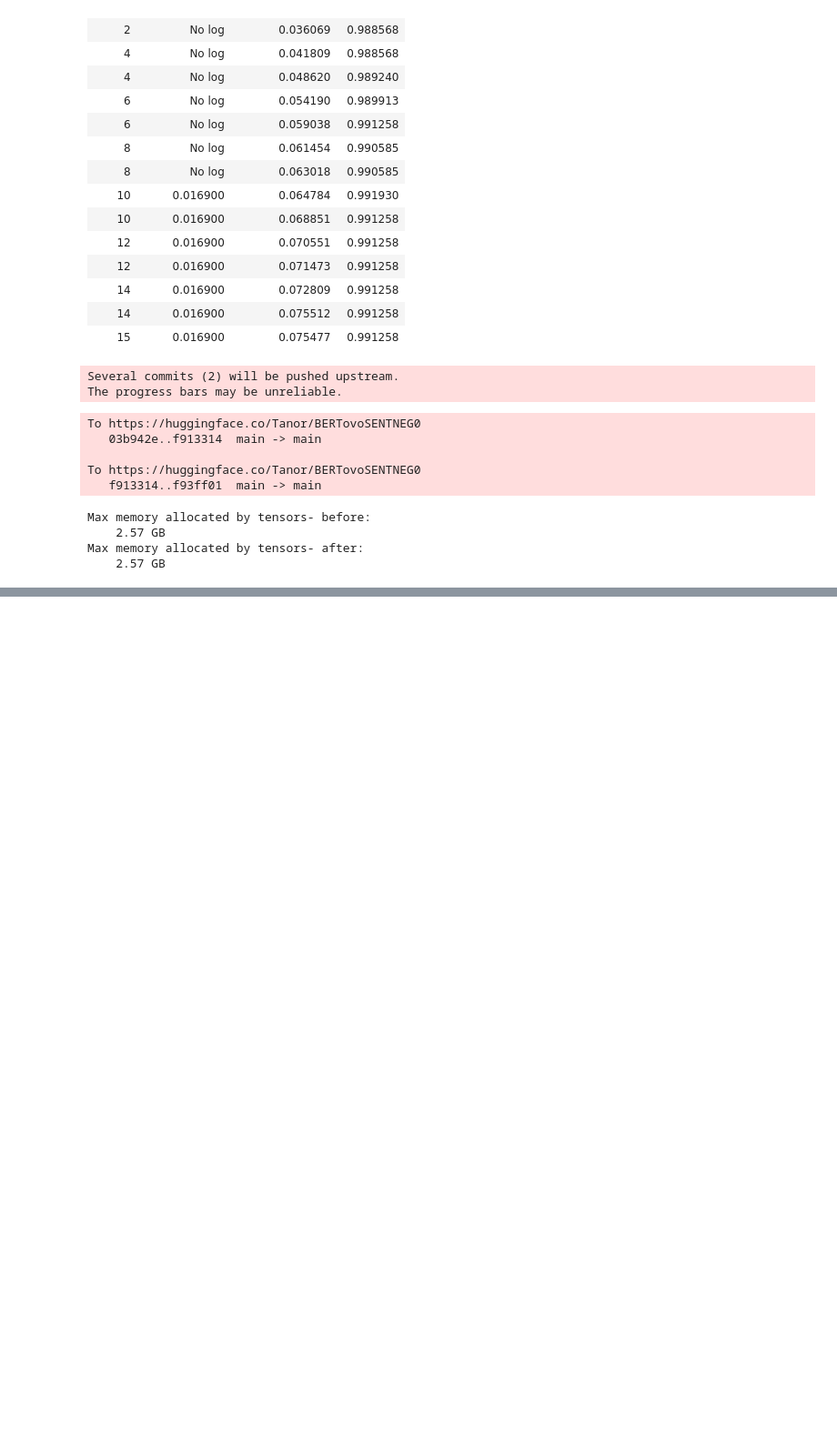
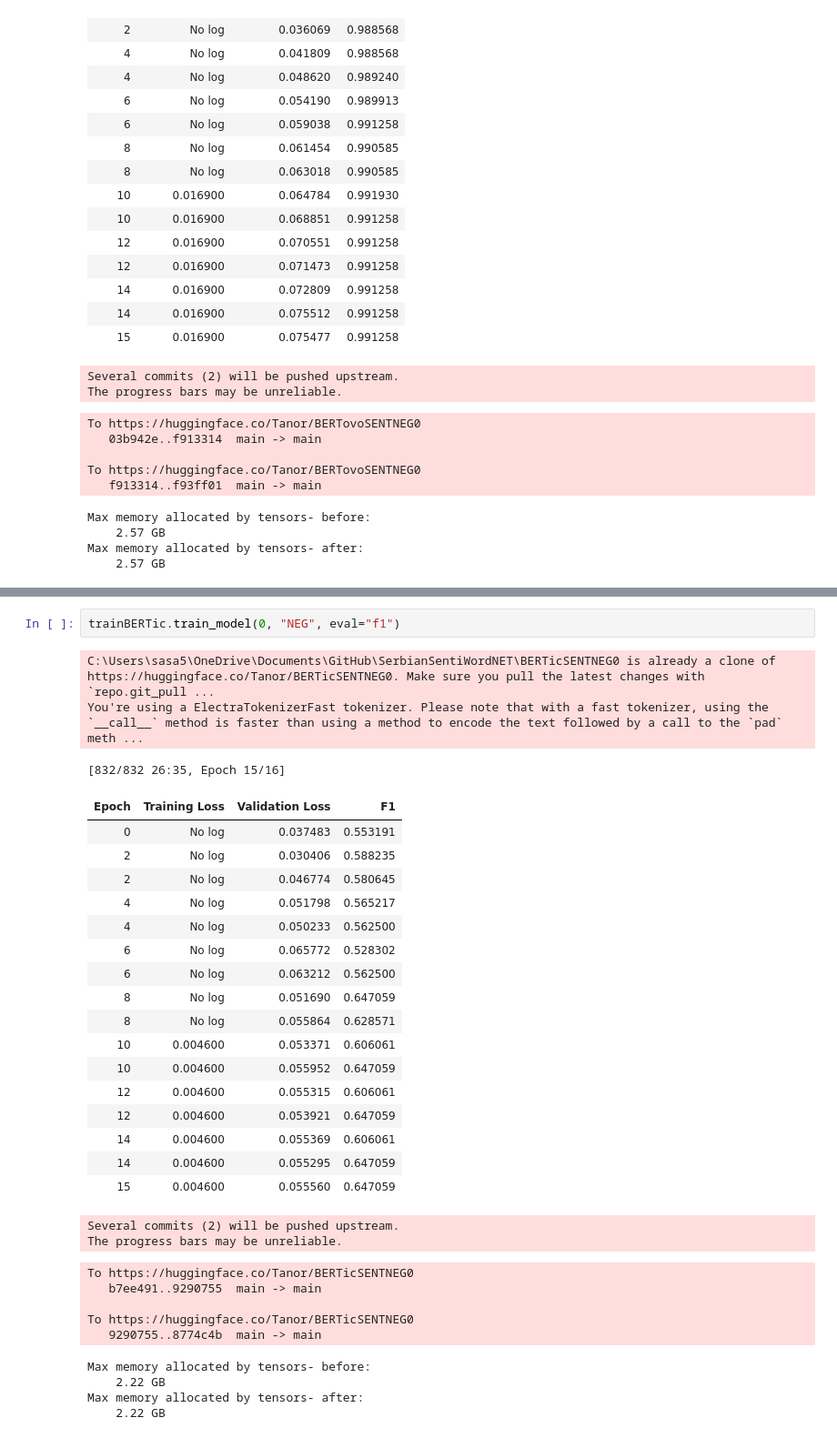
Before and after one commit to Petlinkar/SerbianSentiWordNET, a Jupyter notebook: Training run for BERT.ipynb, the cells around one changed output, grey strips where cells are left out. Shown at 91% size. Saved outputs shown, nothing was run; the diff lists cells and outputs as text; blank space fills up the shorter version.

```diff
--- a/Training run for BERT.ipynb
+++ b/Training run for BERT.ipynb
@@ -166,0 +289,34 @@ trainBERTic.test_model(0, "NEG")
+# %%
+trainBERTic.train_model(0, "NEG", eval="f1")
+# %% [output]
+C:\Users\sasa5\OneDrive\Documents\GitHub\SerbianSentiWordNET\BERTicSENTNEG0 is already a clone of https://huggingface.co/Tanor/BERTicSENTNEG0. Make sure you pull the latest changes with `repo.git_pull ...
+You're using a ElectraTokenizerFast tokenizer. Please note that with a fast tokenizer, using the `__call__` method is faster than using a method to encode the text followed by a call to the `pad` meth ...
+[832/832 26:35, Epoch 15/16]
+| Epoch | Training Loss | Validation Loss | F1 |
+| 0 | No log | 0.037483 | 0.553191 |
+| 2 | No log | 0.030406 | 0.588235 |
+| 2 | No log | 0.046774 | 0.580645 |
+| 4 | No log | 0.051798 | 0.565217 |
+| 4 | No log | 0.050233 | 0.562500 |
+| 6 | No log | 0.065772 | 0.528302 |
+| 6 | No log | 0.063212 | 0.562500 |
+| 8 | No log | 0.051690 | 0.647059 |
+| 8 | No log | 0.055864 | 0.628571 |
+| 10 | 0.004600 | 0.053371 | 0.606061 |
+| 10 | 0.004600 | 0.055952 | 0.647059 |
+| 12 | 0.004600 | 0.055315 | 0.606061 |
+| 12 | 0.004600 | 0.053921 | 0.647059 |
+| 14 | 0.004600 | 0.055369 | 0.606061 |
+| 14 | 0.004600 | 0.055295 | 0.647059 |
+| 15 | 0.004600 | 0.055560 | 0.647059 |
+Several commits (2) will be pushed upstream.
+The progress bars may be unreliable.
+To https://huggingface.co/Tanor/BERTicSENTNEG0
+   b7ee491..9290755  main -> main
+
+To https://huggingface.co/Tanor/BERTicSENTNEG0
+   9290755..8774c4b  main -> main
+Max memory allocated by tensors- before:
+    2.22 GB
+Max memory allocated by tensors- after:
+    2.22 GB
```
Also changed, not shown: parts of 17 cells of this notebook, 14 other files.
